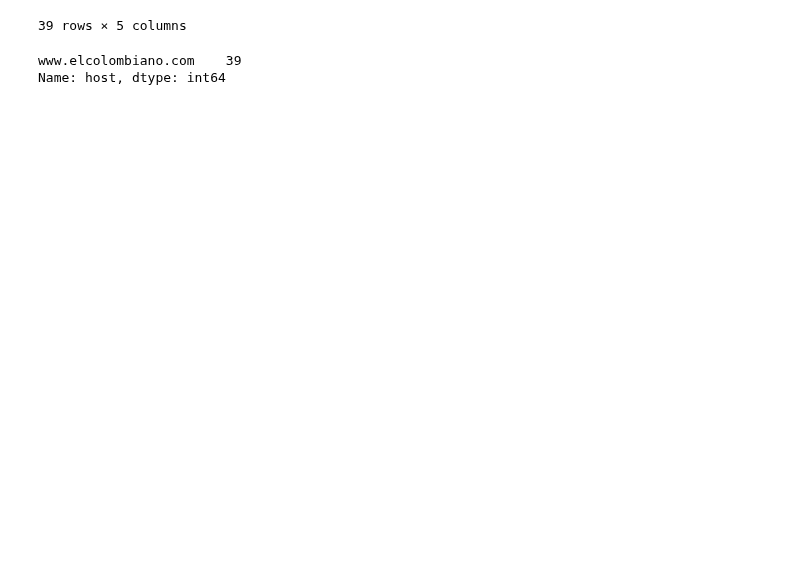
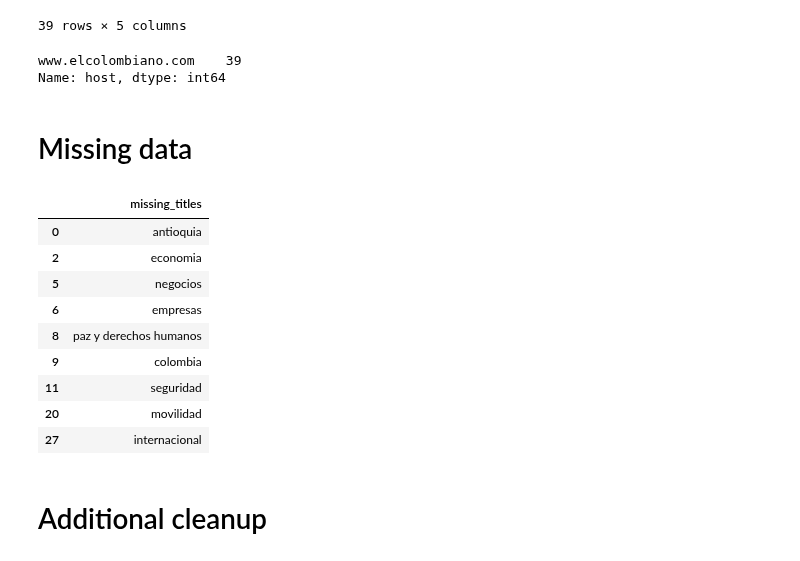
Before and after one commit to maurogome/platzi, a Jupyter notebook: escuela_data_science/data_engineer/data type.ipynb, the cells around one changed output. Cells and saved outputs as stored; diff of their text form; code cells hidden in the pictures; blank space fills up the shorter version.

Commit message:
cleaning data receipe

```diff
--- a/escuela_data_science/data_engineer/data type.ipynb
+++ b/escuela_data_science/data_engineer/data type.ipynb
@@ -321,3 +321,30 @@ el_colombiano['host'].value_counts()
 # %% [output]
 www.elcolombiano.com    39
 Name: host, dtype: int64
+# %% [markdown]
+# Missing data
+# %%
+#3. Rellenar datos faltantes
+
+missing_titles_mask = el_colombiano['title'].isna()
+
+missing_titles = (el_colombiano[missing_titles_mask]['url']
+                 .str.extract(r'(?P<missing_titles>[^/]+)$')
+                 .applymap(lambda title: title.split('-'))
+                 .applymap(lambda title_word_list: ' '.join(title_word_list))
+)
+
+missing_titles
+# %% [output]
+|  | missing_titles |
+| 0 | antioquia |
+| 2 | economia |
+| 5 | negocios |
+| 6 | empresas |
+| 8 | paz y derechos humanos |
+| 9 | colombia |
+| 11 | seguridad |
+| 20 | movilidad |
+| 27 | internacional |
+# %% [markdown]
+# Additional cleanup
```
Also changed, not shown: parts of 6 cells of this notebook, 1 other file.
